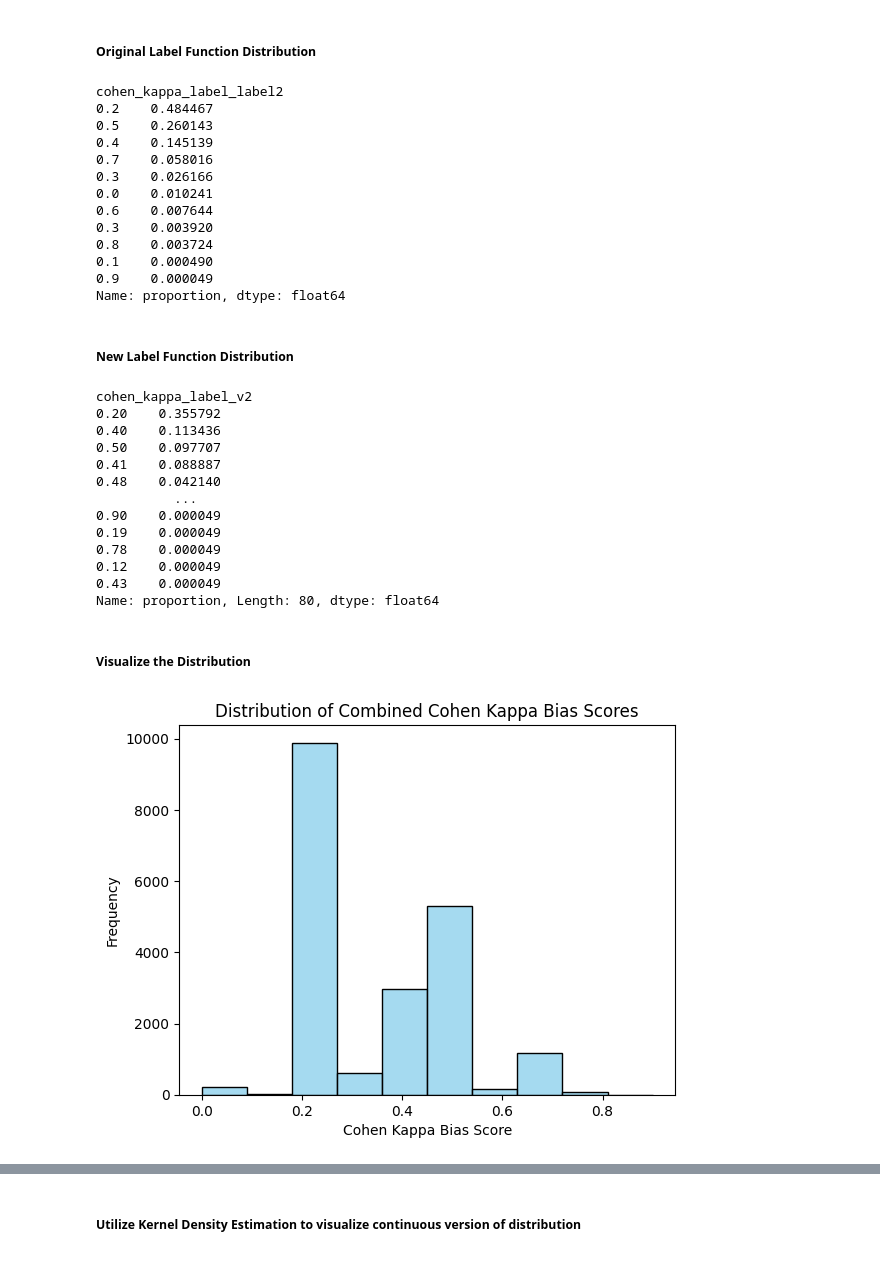
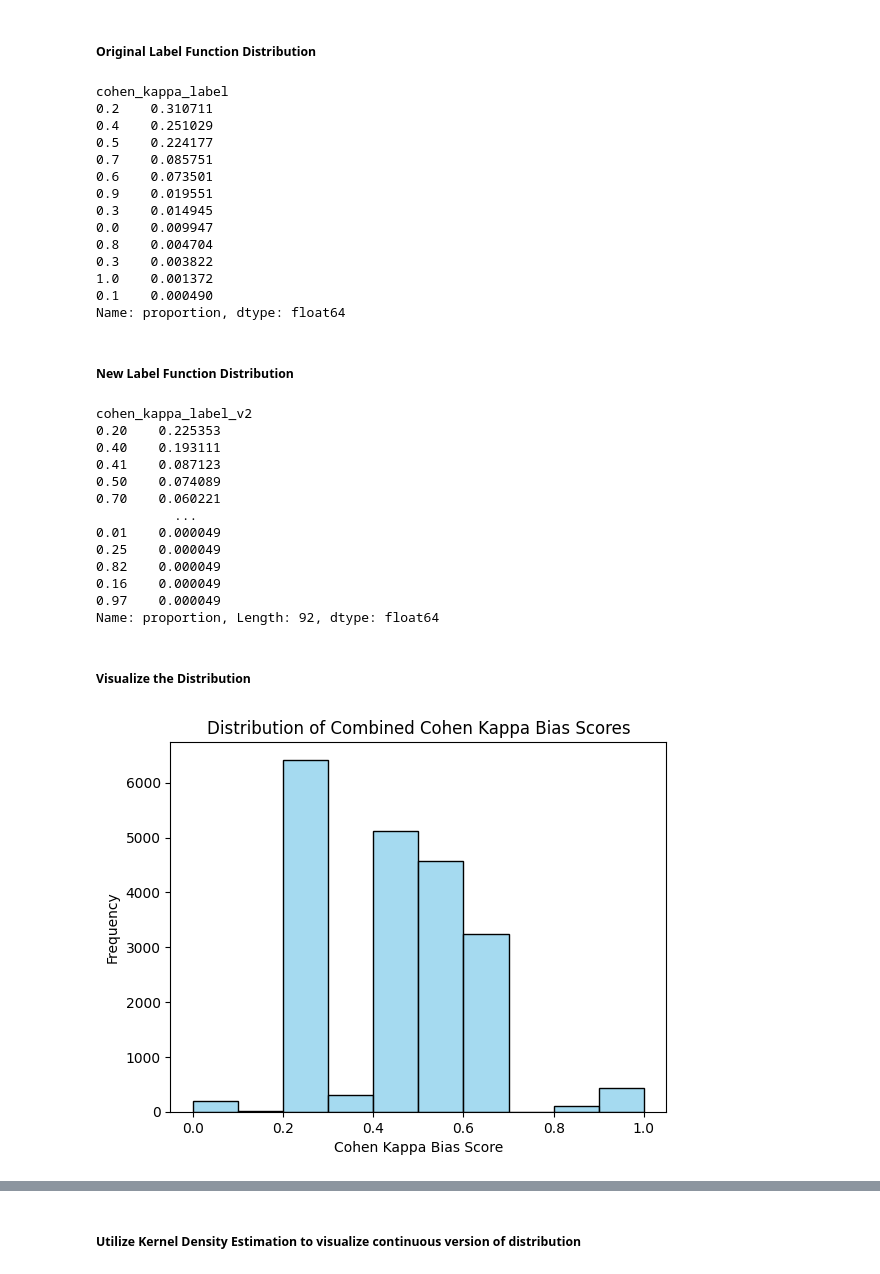
Before and after one commit to BenjaminRocco/Capstone_Project, a Jupyter notebook: part_02/Part2_Data_Labeling_Weighted_Function.ipynb, the cells around one changed output, grey strips where cells are left out. Drawn from its saved outputs; the diff is of its cells as text; code cells hidden in the pictures.

Commit message:
more document mods and images

```diff
--- a/part_02/Part2_Data_Labeling_Weighted_Function.ipynb
+++ b/part_02/Part2_Data_Labeling_Weighted_Function.ipynb
@@ -290,7 +290,7 @@ def lf_long_combined_text(text_list):
 def lf_long_combined_text_binary(text_list):
     """Return 1 if the combined length is greater than 376, else return 0."""
     length = len(" ".join(str(text_list)).split())
-    return 1 if length > 376 else 0
+    return 1 if length > 130 else 0
 # %%
 lf_long_combined_text('America is headed down an incredibly dark path if it continues to support genocide')
 # %% [output]
@@ -553,6 +557,6 @@ Name: section_name, Length: 20408, dtype: int64
 # %%
 # Read in data and replace with your relative path
-df_train = pd.read_csv('/Users/ben/Desktop/DSI_GA_Materials/capstone/Capstone_Project_backup/Data/unlabeled_train.csv')
+df_train = pd.read_csv('../Data/unlabeled_train.csv')
 # %%
 # Define weights for each binary labeling function - version 1
 weight_lf_keyword_my_binary = 0.2
@@ -661,24 +665,25 @@ def combined_binary_bias_score_v2(x):
 # %%
 df_train["cohen_kappa_label_v2"] = df_train["abstracts_headlines"].apply(combined_binary_bias_score_v2)
 # %%
-df_train["cohen_kappa_label_label2"] = df_train["abstracts_headlines"].apply(combined_binary_bias_score)
+df_train["cohen_kappa_label"] = df_train["abstracts_headlines"].apply(combined_binary_bias_score)
 # %% [markdown]
 ##### Original Label Function Distribution
 # %%
-df_train["cohen_kappa_label_label2"].value_counts(normalize=True)
+df_train["cohen_kappa_label"].value_counts(normalize=True)
 # %% [output]
-cohen_kappa_label_label2
-0.2    0.484467
-0.5    0.260143
-0.4    0.145139
-0.7    0.058016
-0.3    0.026166
-0.0    0.010241
-0.6    0.007644
-0.3    0.003920
-0.8    0.003724
+cohen_kappa_label
+0.2    0.310711
+0.4    0.251029
+0.5    0.224177
+0.7    0.085751
+0.6    0.073501
+0.9    0.019551
+0.3    0.014945
+0.0    0.009947
+0.8    0.004704
+0.3    0.003822
+1.0    0.001372
 0.1    0.000490
-0.9    0.000049
 Name: proportion, dtype: float64
 # %% [markdown]
 ##### New Label Function Distribution
@@ -686,29 +691,29 @@ Name: proportion, dtype: float64
 df_train["cohen_kappa_label_v2"].value_counts(normalize=True)
 # %% [output]
 cohen_kappa_label_v2
-0.20    0.355792
-0.40    0.113436
-0.50    0.097707
-0.41    0.088887
-0.48    0.042140
+0.20    0.225353
+0.40    0.193111
+0.41    0.087123
+0.50    0.074089
+0.70    0.060221
           ...
-0.90    0.000049
-0.19    0.000049
-0.78    0.000049
-0.12    0.000049
-0.43    0.000049
-Name: proportion, Length: 80, dtype: float64
+0.01    0.000049
+0.25    0.000049
+0.82    0.000049
+0.16    0.000049
+0.97    0.000049
+Name: proportion, Length: 92, dtype: float64
 # %% [markdown]
 ##### Visualize the Distribution
 # %%
-sns.histplot(df_train["cohen_kappa_label_label2"], bins=10, kde=False, color='skyblue', edgecolor='black')
+sns.histplot(df_train["cohen_kappa_label"], bins=10, kde=False, color='skyblue', edgecolor='black')
 
 plt.xlabel('Cohen Kappa Bias Score')
 plt.ylabel('Frequency')
 plt.title('Distribution of Combined Cohen Kappa Bias Scores')
 plt.show()
 # %% [output]
-[figure, old version]
+[figure, new version]
 # %%
 sns.histplot(df_train["cohen_kappa_label_v2"], bins=10, kde=False, color='skyblue', edgecolor='black')
 
```
Also changed, not shown: parts of 6 cells of this notebook, 16 other files.
